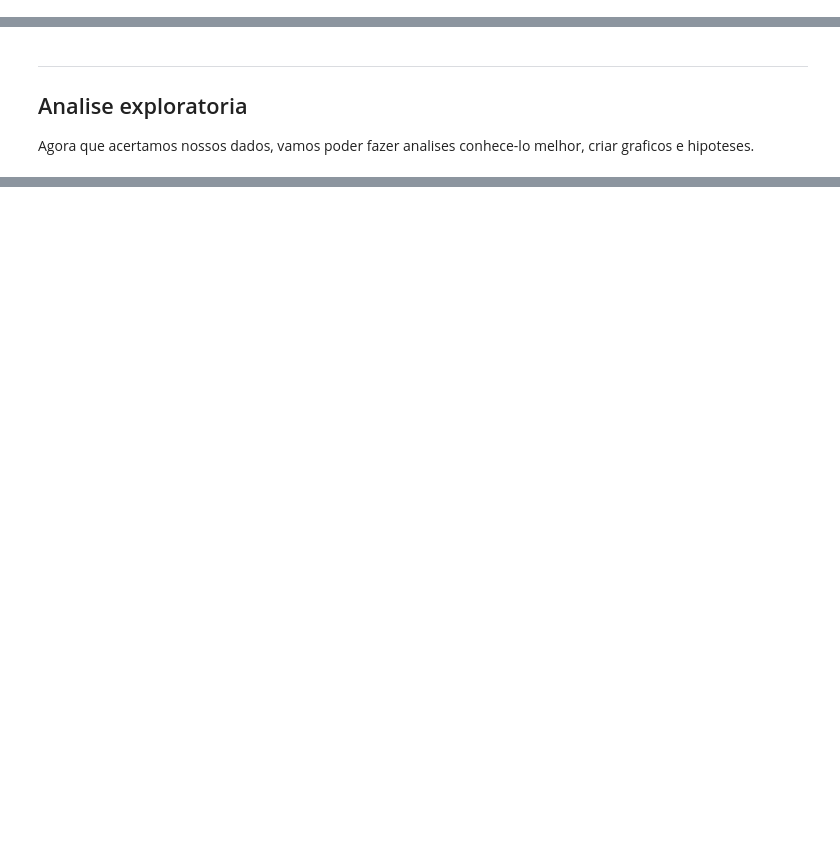
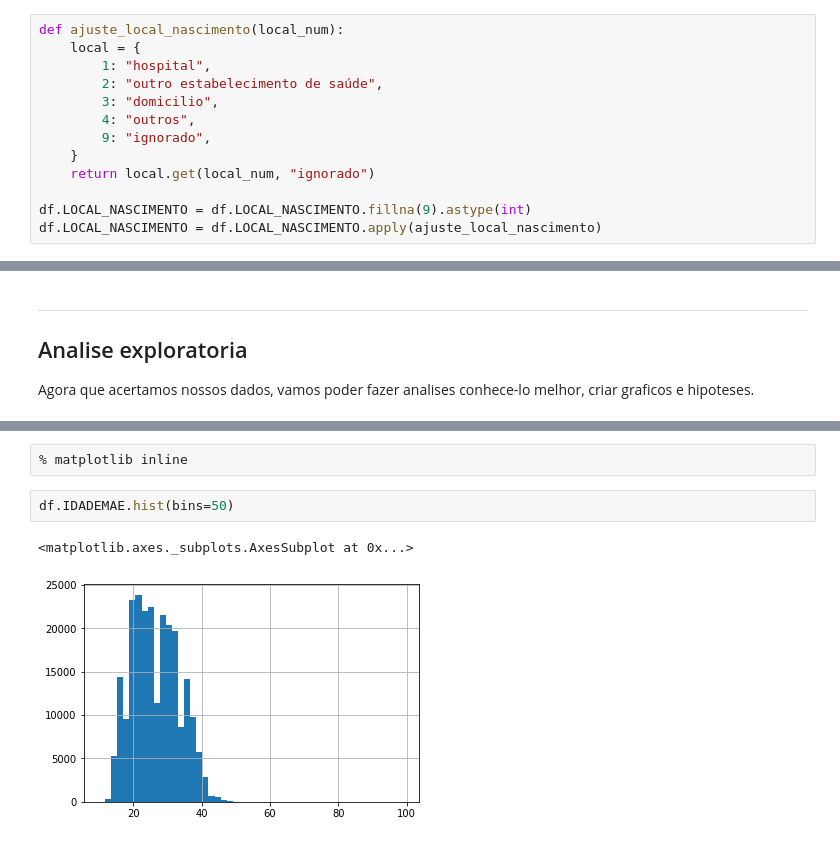
Before and after one commit to tarsisazevedo/nascidos-vivos, a Jupyter notebook: Analise de Nascidos Vivos.ipynb, the cells around one changed output, grey strips where cells are left out. Cells and saved outputs as stored; diff of their text form; blank space fills up the shorter version.

```diff
--- a/Analise de Nascidos Vivos.ipynb
+++ b/Analise de Nascidos Vivos.ipynb
@@ -262,3 +274,16 @@ df.head()
+# %%
+def ajuste_local_nascimento(local_num):
+    local = {
+        1: "hospital",
+        2: "outro estabelecimento de saúde",
+        3: "domicilio",
+        4: "outros",
+        9: "ignorado",
+    }
+    return local.get(local_num, "ignorado")
+
+df.LOCAL_NASCIMENTO = df.LOCAL_NASCIMENTO.fillna(9).astype(int)
+df.LOCAL_NASCIMENTO = df.LOCAL_NASCIMENTO.apply(ajuste_local_nascimento)
 # %%
 df.FILHOS_VIVOS = df.FILHOS_VIVOS.fillna(-1).astype(int)
 df.FILHOS_MORTOS = df.FILHOS_MORTOS.fillna(-1).astype(int)
@@ -331,0 +364,7 @@ Agora que acertamos nossos dados, vamos poder fazer analises conhece-lo melhor,
+# %%
+% matplotlib inline
+# %%
+df.IDADEMAE.hist(bins=50)
+# %% [output]
+<matplotlib.axes._subplots.AxesSubplot at 0x...>
+[figure, added]
```
Also changed, not shown: parts of 13 cells of this notebook, 2 other files.
